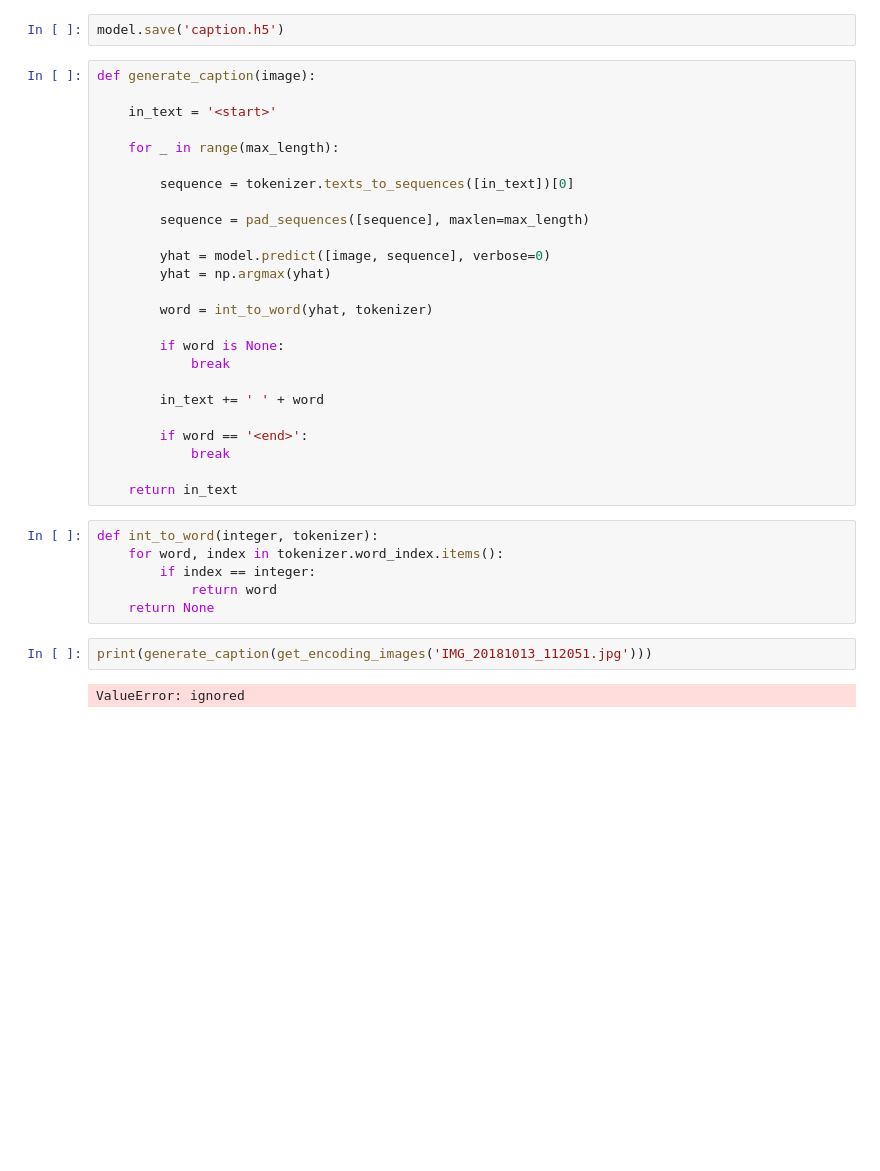
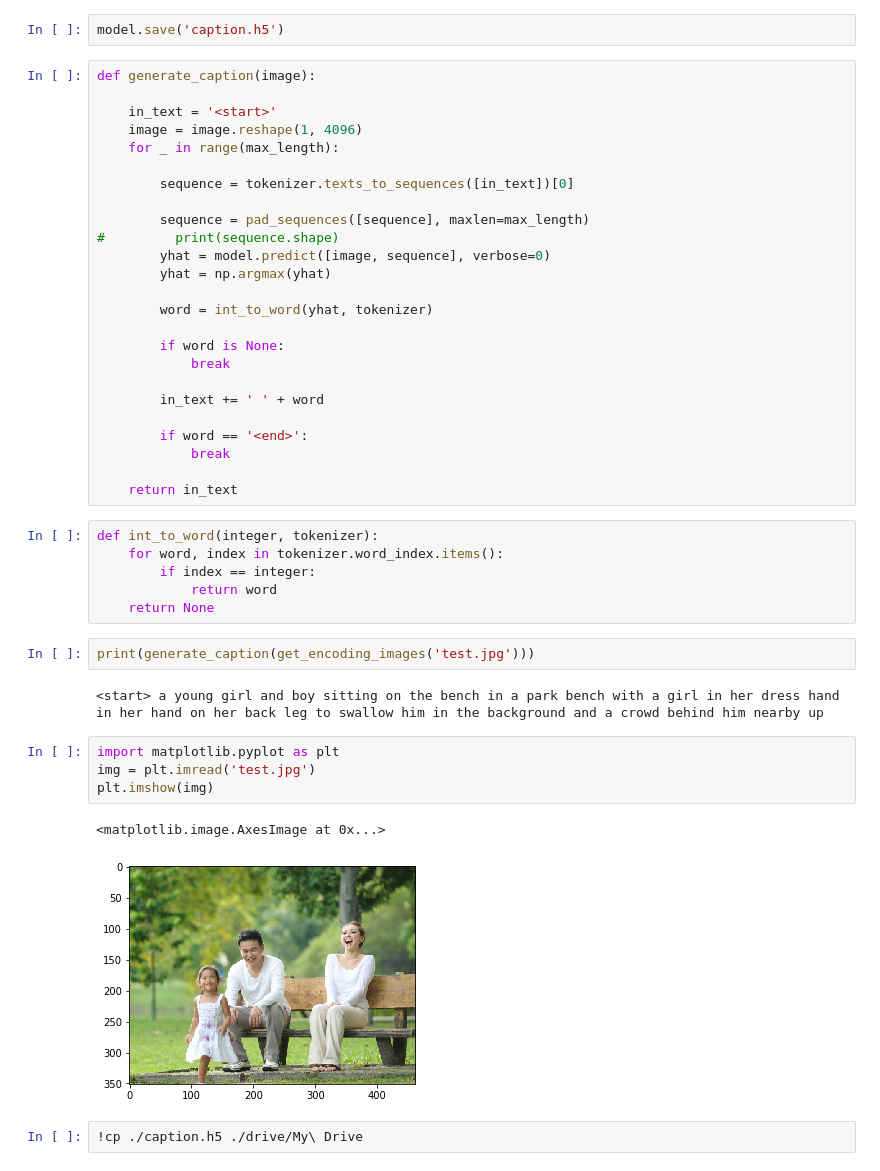
Before and after one commit to shivg7706/Image-Captioning, a Jupyter notebook: ImageCaptioning.ipynb, the cells around one changed output. Drawn from its saved outputs; the diff is of its cells as text; blank space fills up the shorter version.

```diff
--- a/ImageCaptioning.ipynb
+++ b/ImageCaptioning.ipynb
@@ -282,13 +282,13 @@ model.save('caption.h5')
 def generate_caption(image):
 
     in_text = '<start>'
-
+    image = image.reshape(1, 4096)
     for _ in range(max_length):
 
         sequence = tokenizer.texts_to_sequences([in_text])[0]
 
         sequence = pad_sequences([sequence], maxlen=max_length)
-
+#         print(sequence.shape)
         yhat = model.predict([image, sequence], verbose=0)
         yhat = np.argmax(yhat)
 
@@ -310,6 +310,15 @@ def int_to_word(integer, tokenizer):
             return word
     return None
 # %%
-print(generate_caption(get_encoding_images('IMG_20181013_112051.jpg')))
+print(generate_caption(get_encoding_images('test.jpg')))
 # %% [output]
-ValueError: ignored
+<start> a young girl and boy sitting on the bench in a park bench with a girl in her dress hand in her hand on her back leg to swallow him in the background and a crowd behind him nearby up
+# %%
+import matplotlib.pyplot as plt
+img = plt.imread('test.jpg')
+plt.imshow(img)
+# %% [output]
+<matplotlib.image.AxesImage at 0x...>
+[figure, added]
+# %%
+!cp ./caption.h5 ./drive/My\ Drive
```
Also changed, not shown: parts of 3 cells of this notebook.
